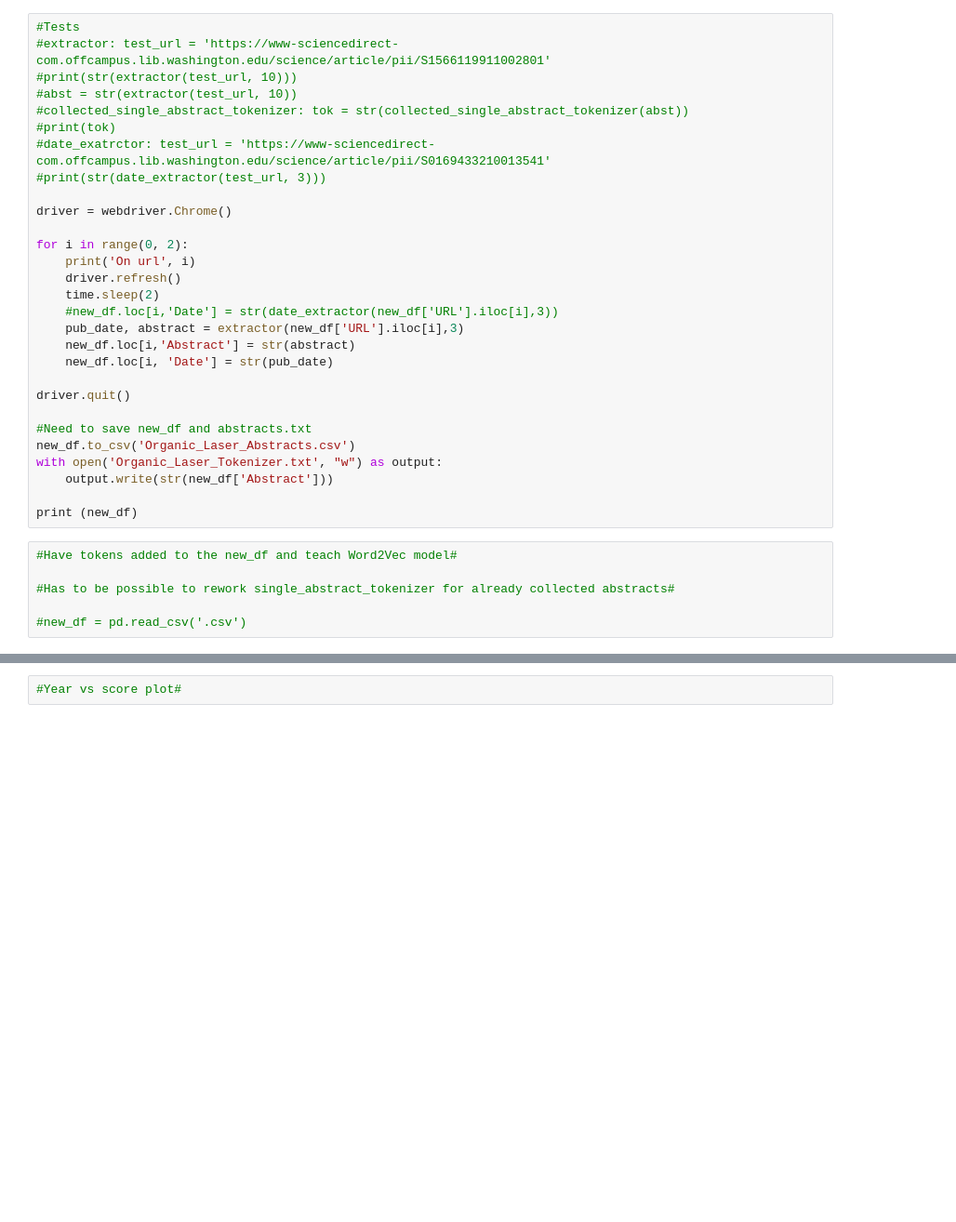
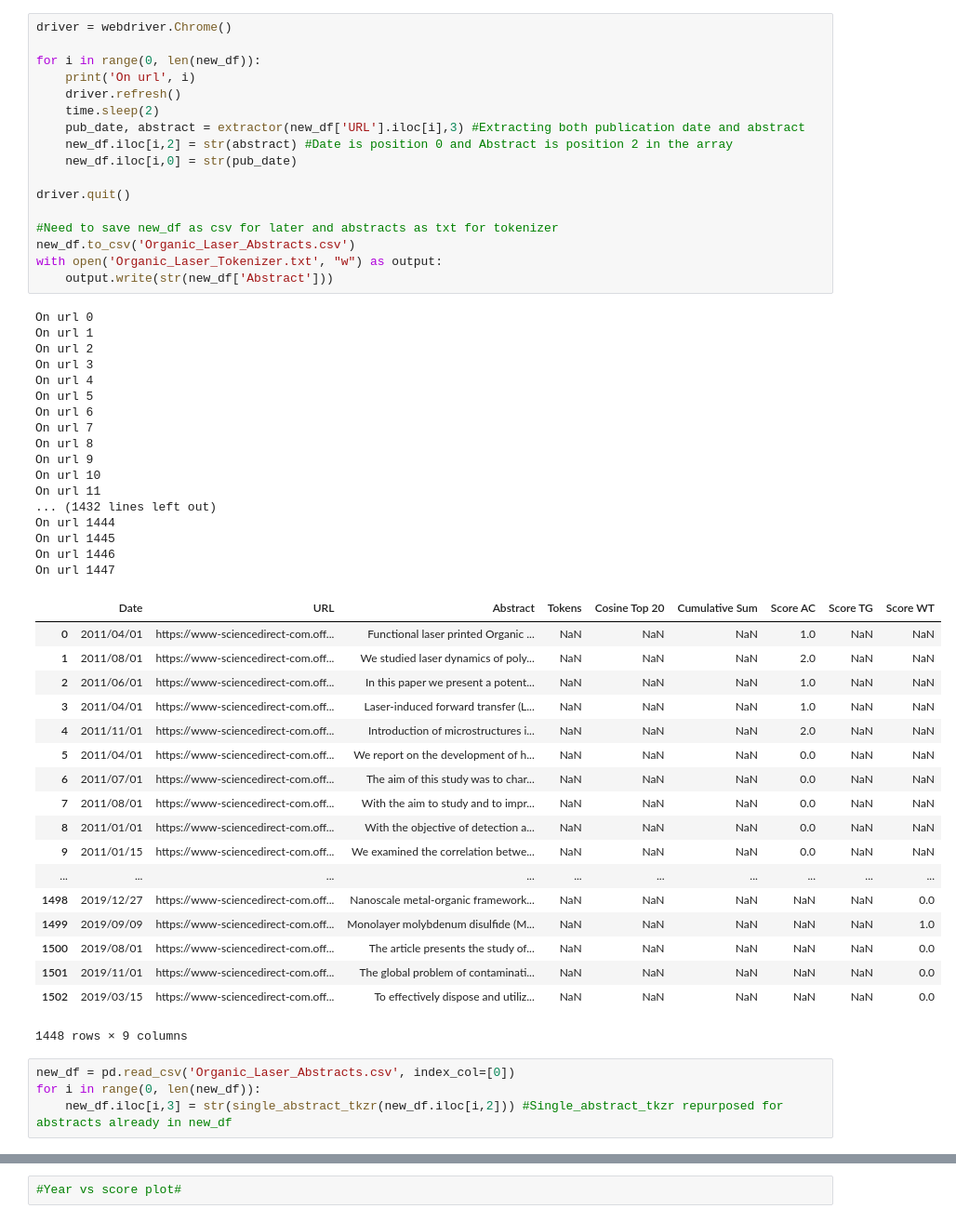
Before and after one commit to TG-UW/BETO2020, a Jupyter notebook: Supervised_Learning_Organic_Lasers.ipynb, the cells around one changed output, grey strips where cells are left out. Shown: that part at 93% size. Cells and saved outputs as stored; diff of their text form; blank space fills up the shorter version.

```diff
--- a/Supervised_Learning_Organic_Lasers.ipynb
+++ b/Supervised_Learning_Organic_Lasers.ipynb
@@ -154,35 +154,57 @@ print(new_df)
 # %%
-#Tests
-#extractor: test_url = 'https://www-sciencedirect-com.offcampus.lib.washington.edu/science/article/pii/S1566119911002801'
-#print(str(extractor(test_url, 10)))
-#abst = str(extractor(test_url, 10))
-#collected_single_abstract_tokenizer: tok = str(collected_single_abstract_tokenizer(abst))
-#print(tok)
-#date_exatrctor: test_url = 'https://www-sciencedirect-com.offcampus.lib.washington.edu/science/article/pii/S0169433210013541'
-#print(str(date_extractor(test_url, 3)))
-
 driver = webdriver.Chrome()
 
-for i in range(0, 2):
+for i in range(0, len(new_df)):
     print('On url', i)
     driver.refresh()
     time.sleep(2)
-    #new_df.loc[i,'Date'] = str(date_extractor(new_df['URL'].iloc[i],3))
-    pub_date, abstract = extractor(new_df['URL'].iloc[i],3)
-    new_df.loc[i,'Abstract'] = str(abstract)
-    new_df.loc[i, 'Date'] = str(pub_date)
+    pub_date, abstract = extractor(new_df['URL'].iloc[i],3) #Extracting both publication date and abstract
+    new_df.iloc[i,2] = str(abstract) #Date is position 0 and Abstract is position 2 in the array
+    new_df.iloc[i,0] = str(pub_date)
 
 driver.quit()
 
-#Need to save new_df and abstracts.txt
+#Need to save new_df as csv for later and abstracts as txt for tokenizer
 new_df.to_csv('Organic_Laser_Abstracts.csv')
 with open('Organic_Laser_Tokenizer.txt', "w") as output:
     output.write(str(new_df['Abstract']))
-
-print (new_df)
+# %% [output]
+On url 0
+On url 1
+On url 2
+On url 3
+On url 4
+On url 5
+On url 6
+On url 7
+On url 8
+On url 9
+On url 10
+On url 11
+... (1432 lines left out)
+On url 1444
+On url 1445
+On url 1446
+On url 1447
+|  | Date | URL | Abstract | Tokens | Cosine Top 20 | Cumulative Sum | Score AC | Score TG | Score WT |
+| 0 | 2011/04/01 | https://www-sciencedirect-com.off... | Functional laser printed Organic ... | NaN | NaN | NaN | 1.0 | NaN | NaN |
+| 1 | 2011/08/01 | https://www-sciencedirect-com.off... | We studied laser dynamics of poly... | NaN | NaN | NaN | 2.0 | NaN | NaN |
+| 2 | 2011/06/01 | https://www-sciencedirect-com.off... | In this paper we present a potent... | NaN | NaN | NaN | 1.0 | NaN | NaN |
+| 3 | 2011/04/01 | https://www-sciencedirect-com.off... | Laser-induced forward transfer (L... | NaN | NaN | NaN | 1.0 | NaN | NaN |
+| 4 | 2011/11/01 | https://www-sciencedirect-com.off... | Introduction of microstructures i... | NaN | NaN | NaN | 2.0 | NaN | NaN |
+| 5 | 2011/04/01 | https://www-sciencedirect-com.off... | We report on the development of h... | NaN | NaN | NaN | 0.0 | NaN | NaN |
+| 6 | 2011/07/01 | https://www-sciencedirect-com.off... | The aim of this study was to char... | NaN | NaN | NaN | 0.0 | NaN | NaN |
+| 7 | 2011/08/01 | https://www-sciencedirect-com.off... | With the aim to study and to impr... | NaN | NaN | NaN | 0.0 | NaN | NaN |
+| 8 | 2011/01/01 | https://www-sciencedirect-com.off... | With the objective of detection a... | NaN | NaN | NaN | 0.0 | NaN | NaN |
+| 9 | 2011/01/15 | https://www-sciencedirect-com.off... | We examined the correlation betwe... | NaN | NaN | NaN | 0.0 | NaN | NaN |
+| ... | ... | ... | ... | ... | ... | ... | ... | ... | ... |
+| 1498 | 2019/12/27 | https://www-sciencedirect-com.off... | Nanoscale metal-organic framework... | NaN | NaN | NaN | NaN | NaN | 0.0 |
+| 1499 | 2019/09/09 | https://www-sciencedirect-com.off... | Monolayer molybdenum disulfide (M... | NaN | NaN | NaN | NaN | NaN | 1.0 |
+| 1500 | 2019/08/01 | https://www-sciencedirect-com.off... | The article presents the study of... | NaN | NaN | NaN | NaN | NaN | 0.0 |
+| 1501 | 2019/11/01 | https://www-sciencedirect-com.off... | The global problem of contaminati... | NaN | NaN | NaN | NaN | NaN | 0.0 |
+| 1502 | 2019/03/15 | https://www-sciencedirect-com.off... | To effectively dispose and utiliz... | NaN | NaN | NaN | NaN | NaN | 0.0 |
+1448 rows × 9 columns
-# %%
-#Have tokens added to the new_df and teach Word2Vec model#
-
-#Has to be possible to rework single_abstract_tokenizer for already collected abstracts#
-
-#new_df = pd.read_csv('.csv')
+# %%
+new_df = pd.read_csv('Organic_Laser_Abstracts.csv', index_col=[0])
+for i in range(0, len(new_df)):
+    new_df.iloc[i,3] = str(single_abstract_tkzr(new_df.iloc[i,2])) #Single_abstract_tkzr repurposed for abstracts already in new_df
```
Also changed, not shown: parts of 5 cells of this notebook.
